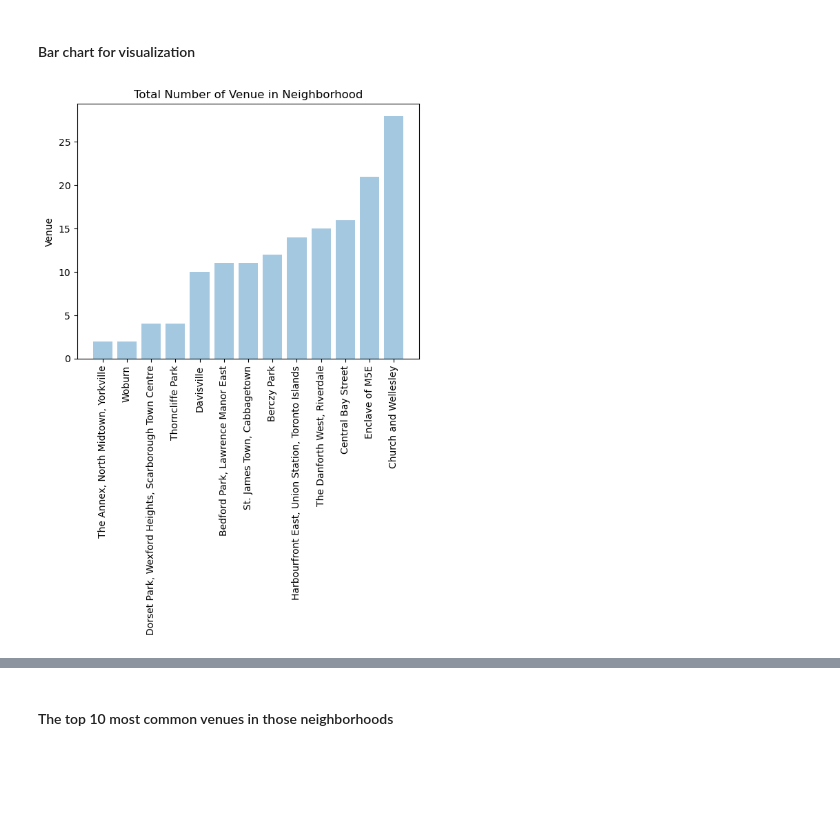
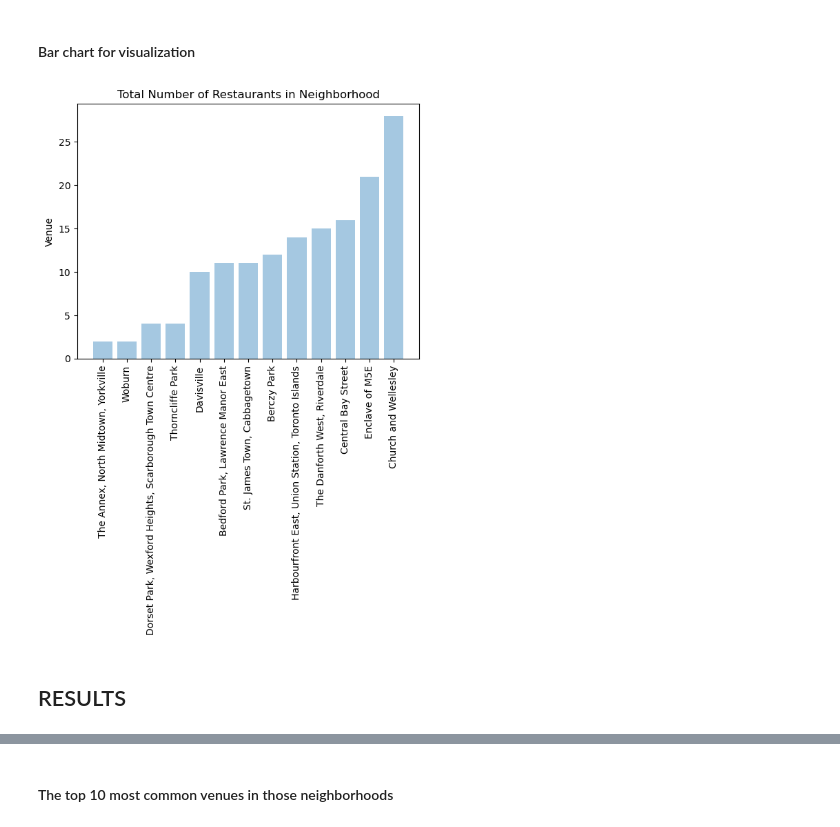
Before and after one commit to deepthich-gh/coursera_capstone_project, a Jupyter notebook: datascience_capstone_project.ipynb, the cells around one changed output, grey strips where cells are left out. Cells and saved outputs as stored; diff of their text form; code cells hidden in the pictures; blank space fills up the shorter version.

```diff
--- a/datascience_capstone_project.ipynb
+++ b/datascience_capstone_project.ipynb
@@ -783,14 +783,16 @@ result
 # %%
 objects = result.Neighborhood
 y_pos = np.arange(len(objects))
 performance = result.Count
 
 plt.bar(y_pos, performance, align='center', alpha=0.4)
 plt.xticks(y_pos, objects)
 plt.ylabel('Venue')
-plt.title('Total Number of Venue in Neighborhood')
+plt.title('Total Number of Restaurants in Neighborhood')
 plt.xticks(rotation=90)
 
 plt.show()
 # %% [output]
-[figure, old version]
+[figure, new version]
+# %% [markdown]
+## RESULTS
```
Also changed, not shown: parts of 8 cells of this notebook.
